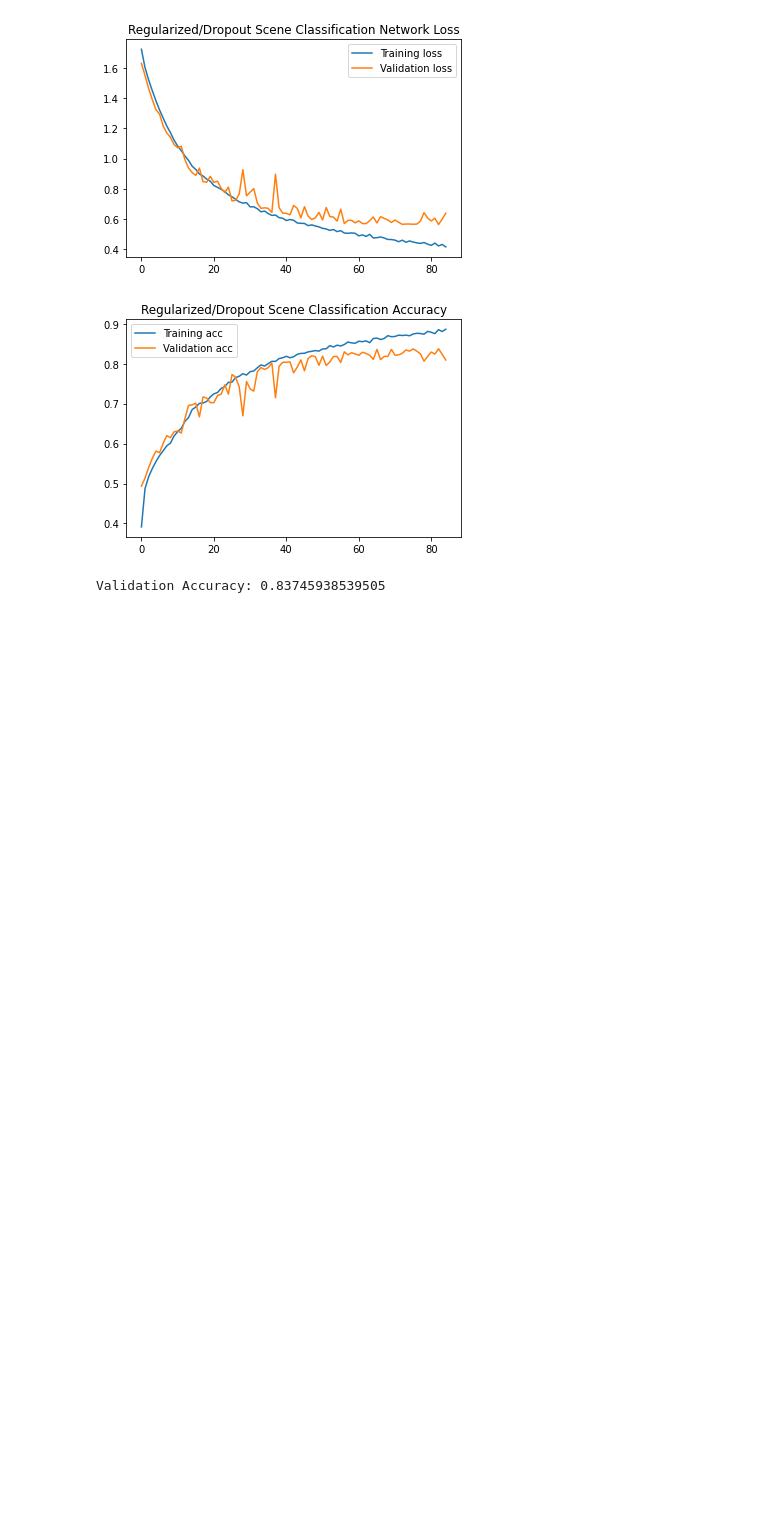
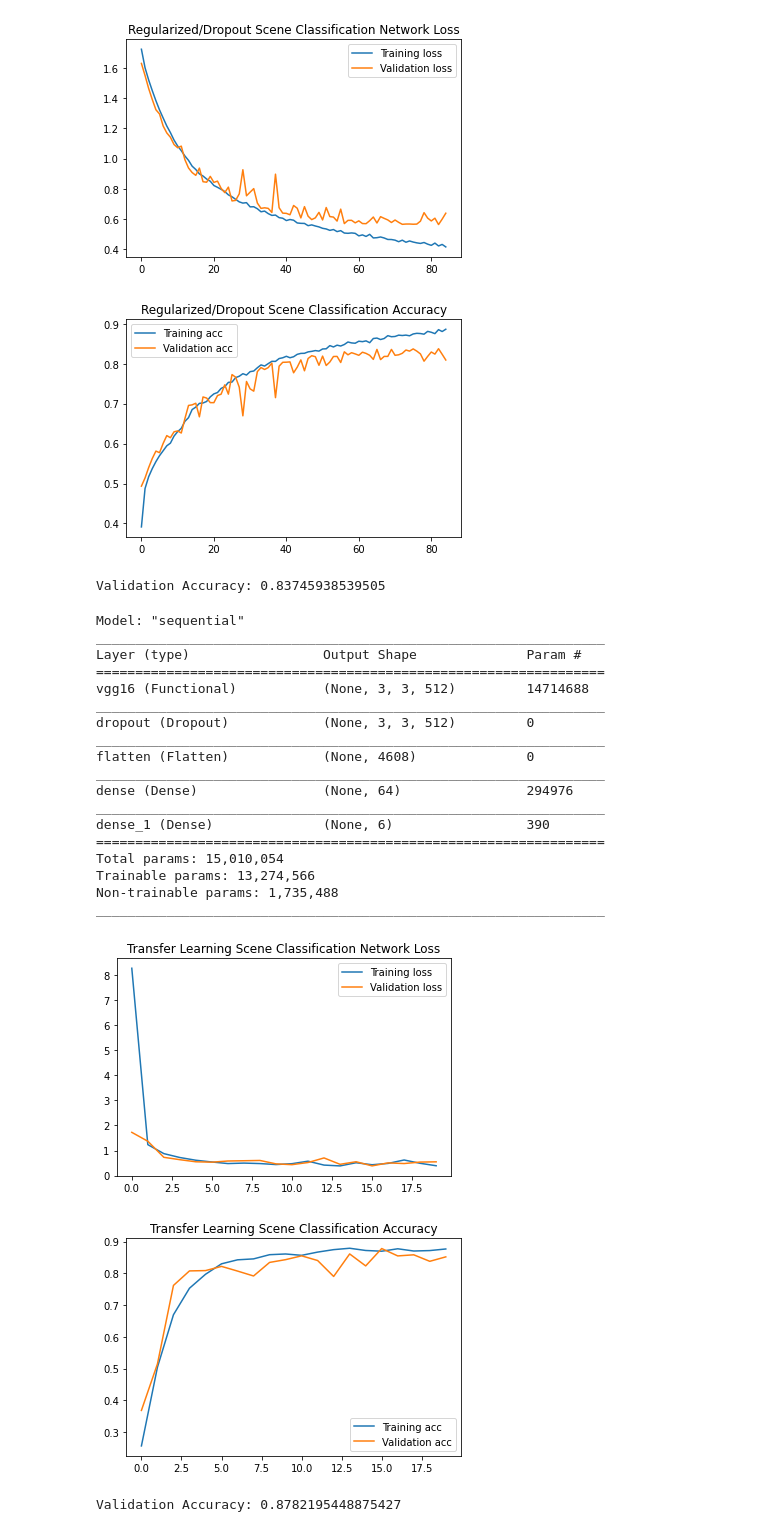
Before and after one commit to camlischke1/SceneClassificationCNN, a Jupyter notebook: ModelStats.ipynb, the cells around one changed output. Drawn from its saved outputs; the diff is of its cells as text; code cells hidden in the pictures; blank space fills up the shorter version.

Commit message:
includes transfer learning

```diff
--- a/ModelStats.ipynb
+++ b/ModelStats.ipynb
@@ -175,3 +175,47 @@ _________________________________________________________________
 [figure]
 [figure]
 Validation Accuracy: 0.83745938539505
+# %%
+history = np.load("transfer_learning_history.npy", allow_pickle=True).item()
+
+model = load_model("scene_classification_transfer_learning_1.keras")
+model.summary()
+
+#PLOTS
+plt.plot(history['loss'], label='Training loss')
+plt.plot(history['val_loss'], label='Validation loss')
+plt.title("Transfer Learning Scene Classification Network Loss")
+plt.legend()
+plt.show()
+
+plt.clf()   # clear figure
+
+plt.plot(history['accuracy'], label='Training acc')
+plt.plot(history['val_accuracy'], label='Validation acc')
+plt.title("Transfer Learning Scene Classification Accuracy")
+plt.legend()
+plt.show()
+
+print("Validation Accuracy: " + str(max(history['val_accuracy'])))
+# %% [output]
+Model: "sequential"
+_________________________________________________________________
+Layer (type)                 Output Shape              Param #
+=================================================================
+vgg16 (Functional)           (None, 3, 3, 512)         14714688
+_________________________________________________________________
+dropout (Dropout)            (None, 3, 3, 512)         0
+_________________________________________________________________
+flatten (Flatten)            (None, 4608)              0
+_________________________________________________________________
+dense (Dense)                (None, 64)                294976
+_________________________________________________________________
+dense_1 (Dense)              (None, 6)                 390
+=================================================================
+Total params: 15,010,054
+Trainable params: 13,274,566
+Non-trainable params: 1,735,488
+_________________________________________________________________
+[figure, added]
+[figure, added]
+Validation Accuracy: 0.8782195448875427
```
Also changed, not shown: 2 other files.
